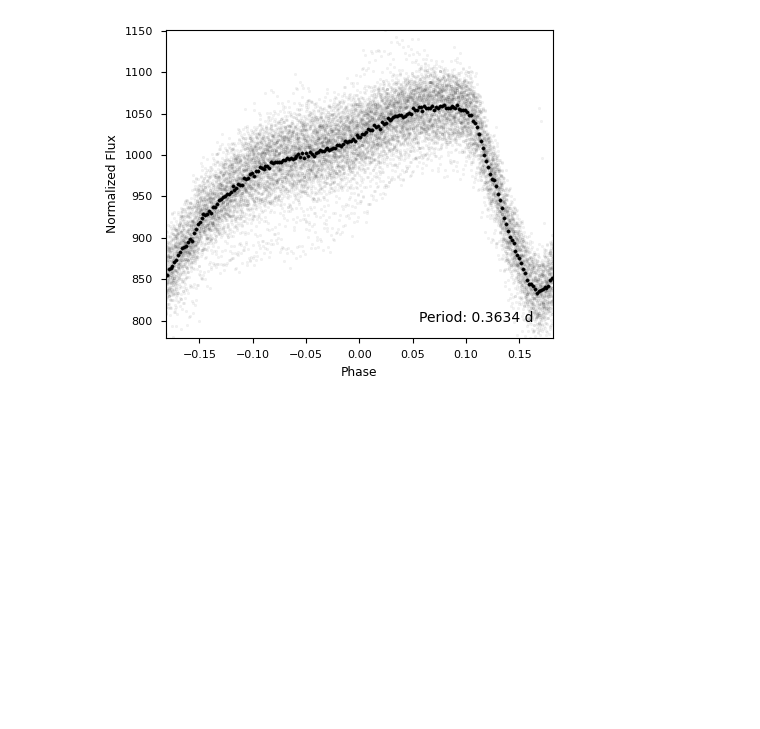
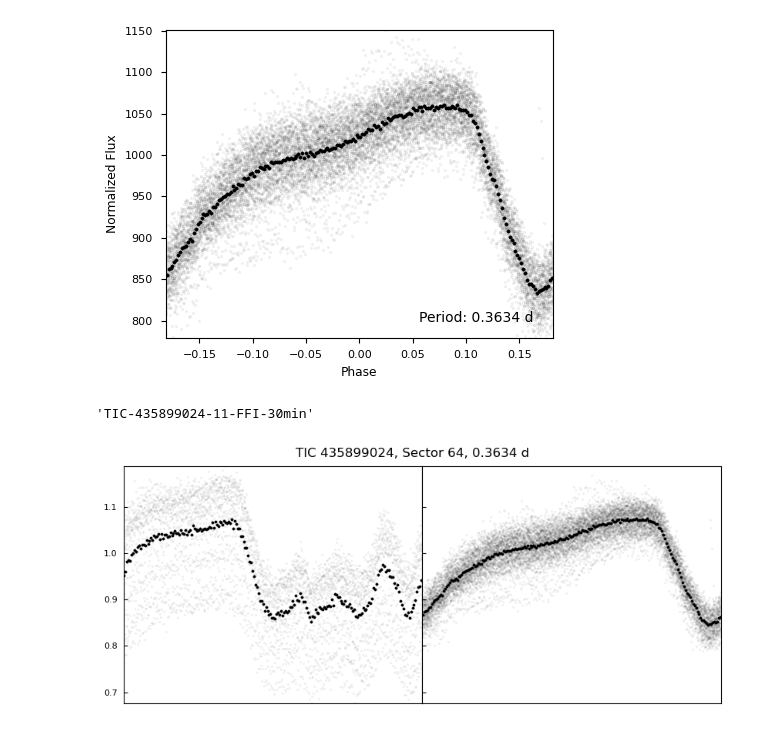
Before and after one commit to sarahedraves/complexrotators, a Jupyter notebook: splitsectors.ipynb, the cells around one changed output. Drawn from its saved outputs; the diff is of its cells as text; code cells hidden in the pictures; blank space fills up the shorter version.

```diff
--- a/splitsectors.ipynb
+++ b/splitsectors.ipynb
@@ -102,3 +102,49 @@ subgraph_phaselc(lc64h1,period=per64,bintime=bin64,epoch_time=epoch64)
 subgraph_phaselc(lc64h2,period=per64,bintime=bin64,epoch_time=epoch64)
 # %% [output]
 [figure]
+# %%
+lctable[np.logical_and(lctable.pop_id==28, lctable.secorcamp==11)].lcname.values[0]
+# %% [output]
+'TIC-435899024-11-FFI-30min'
+# %%
+def double_lc(pop_id,sector,removedays,period=1):
+    lcrow=lctable[np.logical_and(lctable.pop_id==pop_id, lctable.secorcamp==sector)]
+    lcname=lcrow.lcname.values[0]
+    lc=get_lc_string(lcname)
+    if lcrow.LC_author.values[0]=='FFI':
+        lc.flux=lc.flux+1
+    else:
+        lc=lc.normalize()
+    if period==1:
+        period=u.Quantity(lcrow.per.values[0],u.d)
+    else:
+        period=u.Quantity(lcrow.per2.values[0],u.d)
+    bintime=u.Quantity(period/200,u.s)
+    epoch=lc.time[0]
+
+    minday=removedays[0]
+    maxday=removedays[1]
+    lc1=lc[lc.time.value<minday]
+    lc2=lc[lc.time.value>maxday]
+
+    fig, (ax1, ax2) = plt.subplots(1, 2, sharey=True, figsize=(10, 4))
+    subgraph_phaselc(lc1,period=period,ax=ax1,bintime=bintime,showperiod=False,epoch_time=epoch)
+    subgraph_phaselc(lc2,period=period,ax=ax2,bintime=bintime,showperiod=False,epoch_time=epoch)
+    ax1.set_ylabel('')
+    ax2.set_ylabel('')
+    ax1.set_xlabel('')
+    ax2.set_xlabel('')
+    ax1.set_xticklabels([])
+    ax2.set_xticklabels([])
+    ax1.set_xticks([])
+    ax2.set_xticks([])
+    ax1.tick_params(direction='in')
+    ax2.tick_params(direction='in')
+    plt.subplots_adjust(wspace=0)
+    fig.suptitle(f'TIC {lcrow.TIC.values[0]}, Sector {sector}, {period}',y=0.94)
+    fig.savefig(f'multiplots/sectorsplit/{pop_id}_{sector}.png',bbox_inches='tight')
+    return fig
+# %%
+double_lc(28,64,(3046.9,3047.5))
+# %% [output]
+[figure, added]
```
Also changed, not shown: parts of 7 cells of this notebook, 6 other files.
